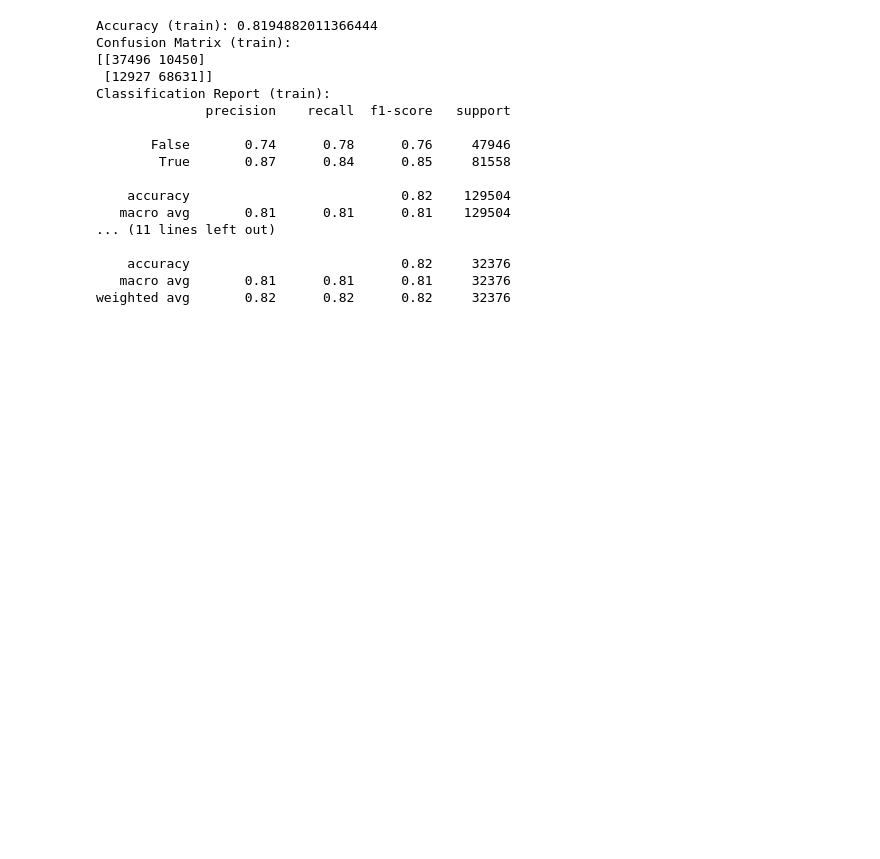
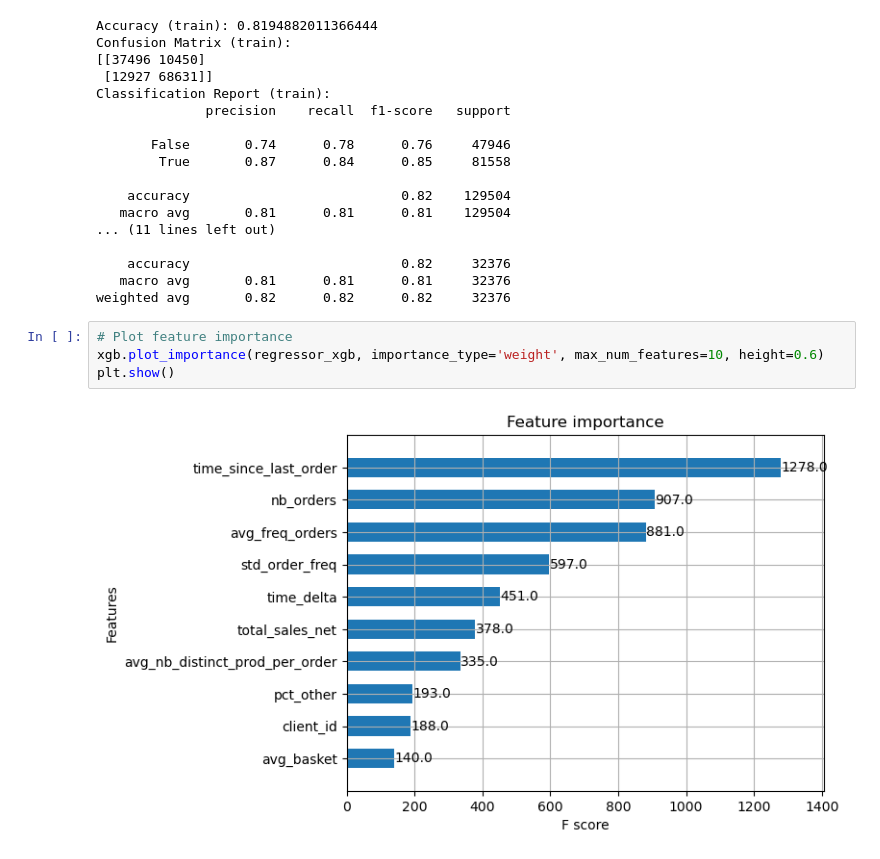
Before and after one commit to MaximeGasc/BCG_reshaping, a Jupyter notebook: churn.ipynb, the cells around one changed output. Cells and saved outputs as stored; diff of their text form; blank space fills up the shorter version.

```diff
--- a/churn.ipynb
+++ b/churn.ipynb
@@ -778,3 +778,9 @@ Classification Report (train):
     accuracy                           0.82     32376
    macro avg       0.81      0.81      0.81     32376
 weighted avg       0.82      0.82      0.82     32376
+# %%
+# Plot feature importance
+xgb.plot_importance(regressor_xgb, importance_type='weight', max_num_features=10, height=0.6)
+plt.show()
+# %% [output]
+[figure, added]
```
